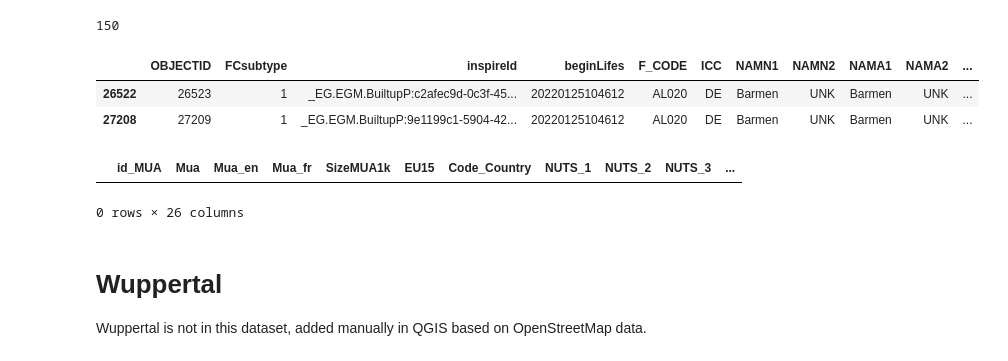
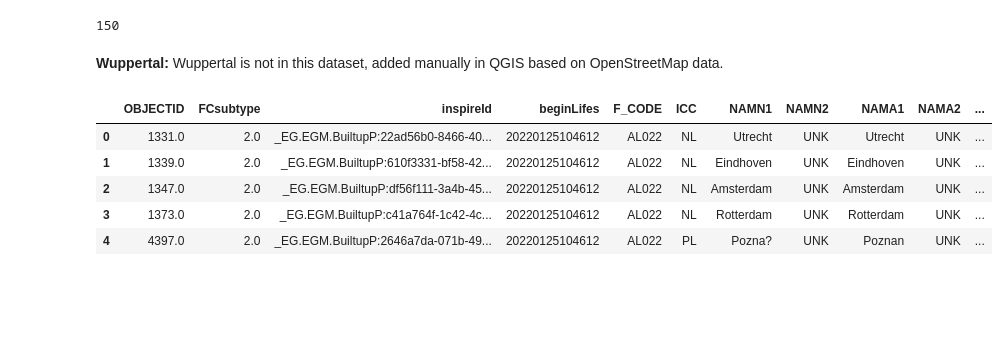
Before and after one commit to seriousdeejay/citynet, a Jupyter notebook: src/analyses/Brecht/dataframe_for_gm.ipynb, the cells around one changed output. Drawn from its saved outputs; the diff is of its cells as text; code cells hidden in the pictures; blank space fills up the shorter version.

```diff
--- a/src/analyses/Brecht/dataframe_for_gm.ipynb
+++ b/src/analyses/Brecht/dataframe_for_gm.ipynb
@@ -364,18 +293,18 @@ len(gdf)
 # %%
 fp = os.path.join(DATADIR, "city_coordinates.shp")
 gdf.to_file(fp)
-# %%
-CITY = "Barmen"
-built_up_complete[built_up_complete.NAMA1 == CITY]
-# %% [output]
-|  | OBJECTID | FCsubtype | inspireId | beginLifes | F_CODE | ICC | NAMN1 | NAMN2 | NAMA1 | NAMA2 | ... |
-| 26522 | 26523 | 1 | _EG.EGM.BuiltupP:c2afec9d-0c3f-45... | 20220125104612 | AL020 | DE | Barmen | UNK | Barmen | UNK | ... |
-| 27208 | 27209 | 1 | _EG.EGM.BuiltupP:9e1199c1-5904-42... | 20220125104612 | AL020 | DE | Barmen | UNK | Barmen | UNK | ... |
-# %%
-list_of_cities[list_of_cities.Mua == CITY]
-# %% [output]
-|  | id_MUA | Mua | Mua_en | Mua_fr | SizeMUA1k | EU15 | Code_Country | NUTS_1 | NUTS_2 | NUTS_3 | ... |
-0 rows × 26 columns
 # %% [markdown]
-# Wuppertal
+**Wuppertal:**
 Wuppertal is not in this dataset, added manually in QGIS based on OpenStreetMap data.
+# %%
+# load file with wuppertal coordinates also included
+coords = gpd.read_file(os.path.join(DATADIR, "city_coordinates_complete.shp"))
+# %%
+coords.head()
+# %% [output]
+|  | OBJECTID | FCsubtype | inspireId | beginLifes | F_CODE | ICC | NAMN1 | NAMN2 | NAMA1 | NAMA2 | ... |
+| 0 | 1331.0 | 2.0 | _EG.EGM.BuiltupP:22ad56b0-8466-40... | 20220125104612 | AL022 | NL | Utrecht | UNK | Utrecht | UNK | ... |
+| 1 | 1339.0 | 2.0 | _EG.EGM.BuiltupP:610f3331-bf58-42... | 20220125104612 | AL022 | NL | Eindhoven | UNK | Eindhoven | UNK | ... |
+| 2 | 1347.0 | 2.0 | _EG.EGM.BuiltupP:df56f111-3a4b-45... | 20220125104612 | AL022 | NL | Amsterdam | UNK | Amsterdam | UNK | ... |
+| 3 | 1373.0 | 2.0 | _EG.EGM.BuiltupP:c41a764f-1c42-4c... | 20220125104612 | AL022 | NL | Rotterdam | UNK | Rotterdam | UNK | ... |
+| 4 | 4397.0 | 2.0 | _EG.EGM.BuiltupP:2646a7da-071b-49... | 20220125104612 | AL022 | PL | Pozna? | UNK | Poznan | UNK | ... |
```
Also changed, not shown: parts of 23 cells of this notebook, 5 other files.
